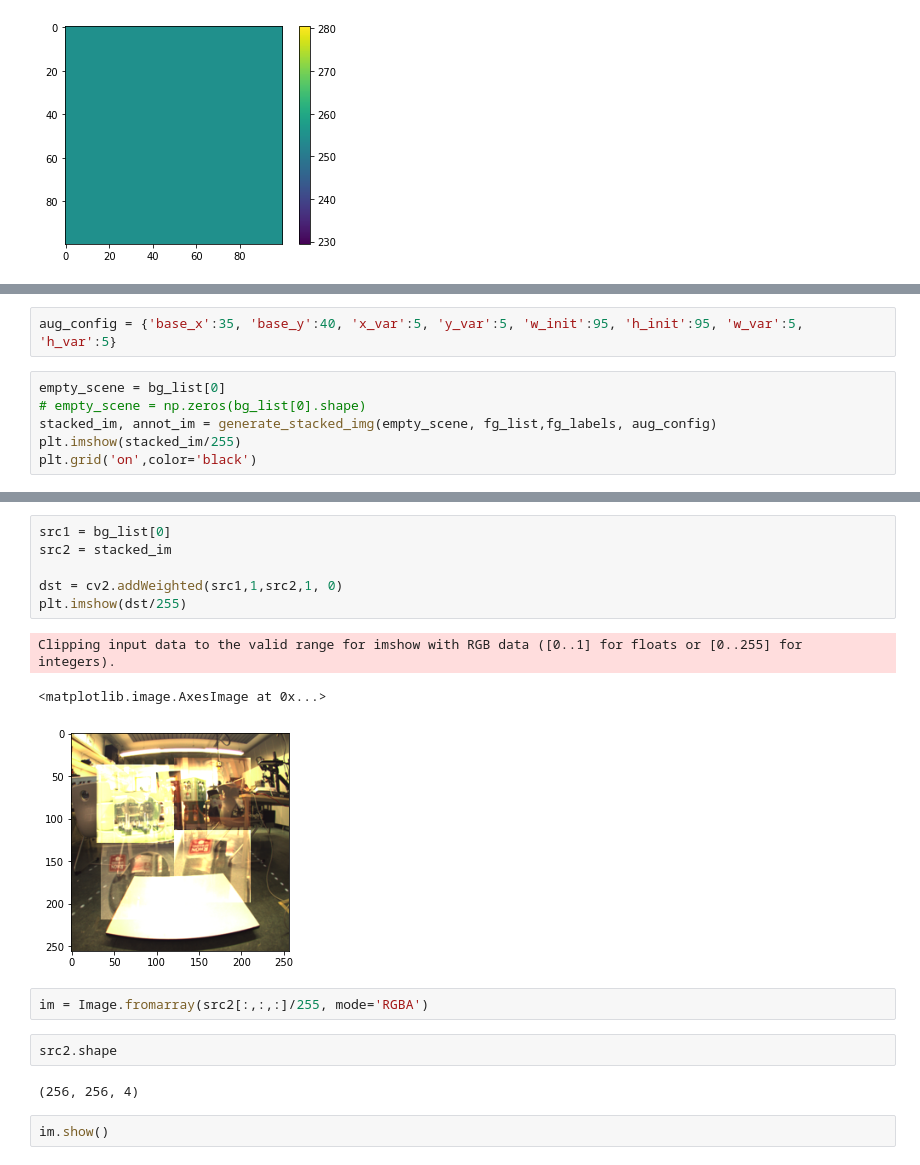
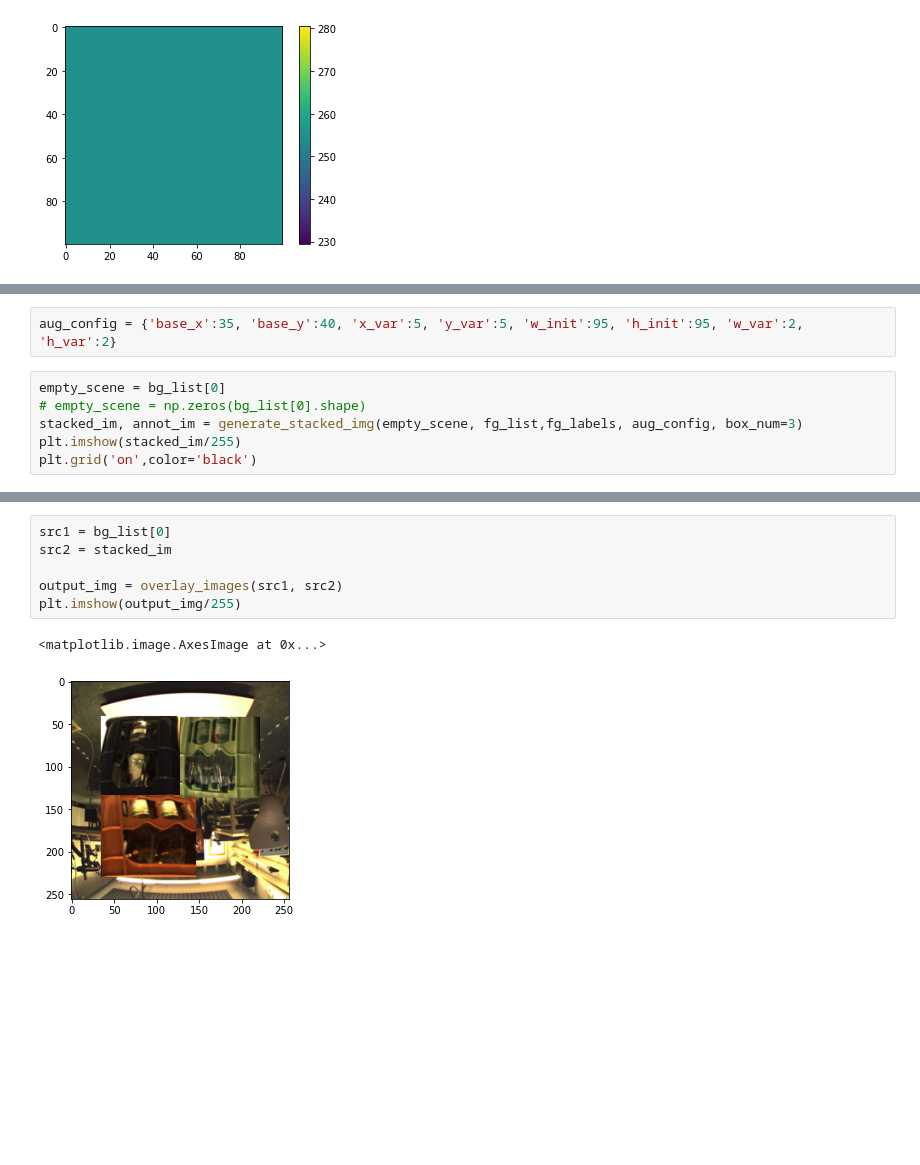
Before and after one commit to josephsv96/random_image_stacker, a Jupyter notebook: random_image_stacker_v1.ipynb, the cells around one changed output, grey strips where cells are left out. Drawn from its saved outputs; the diff is of its cells as text; blank space fills up the shorter version.

Commit message:
overlay_images()

```diff
--- a/random_image_stacker_v1.ipynb
+++ b/random_image_stacker_v1.ipynb
@@ -87,9 +87,9 @@ plt.imshow(bg_list[0]/255)
 # %%
-aug_config = {'base_x':35, 'base_y':40, 'x_var':5, 'y_var':5, 'w_init':95, 'h_init':95, 'w_var':5, 'h_var':5}
+aug_config = {'base_x':35, 'base_y':40, 'x_var':5, 'y_var':5, 'w_init':95, 'h_init':95, 'w_var':2, 'h_var':2}
 # %%
 empty_scene = bg_list[0]
 # empty_scene = np.zeros(bg_list[0].shape)
-stacked_im, annot_im = generate_stacked_img(empty_scene, fg_list,fg_labels, aug_config)
+stacked_im, annot_im = generate_stacked_img(empty_scene, fg_list,fg_labels, aug_config, box_num=3)
 plt.imshow(stacked_im/255)
 plt.grid('on',color='black')
 # %% [output]
@@ -109,18 +103,9 @@ plt.imshow(bg_list[0]/255)
 # %%
 src1 = bg_list[0]
 src2 = stacked_im
 
-dst = cv2.addWeighted(src1,1,src2,1, 0)
-plt.imshow(dst/255)
+output_img = overlay_images(src1, src2)
+plt.imshow(output_img/255)
 # %% [output]
-Clipping input data to the valid range for imshow with RGB data ([0..1] for floats or [0..255] for integers).
+<matplotlib.image.AxesImage at 0x...>
-<matplotlib.image.AxesImage at 0x...>
-[figure, old version]
+[figure, new version]
-# %%
-im = Image.fromarray(src2[:,:,:]/255, mode='RGBA')
-# %%
-src2.shape
-# %% [output]
-(256, 256, 4)
-# %%
-im.show()
```
Also changed, not shown: parts of 8 cells of this notebook, 2 other files.
